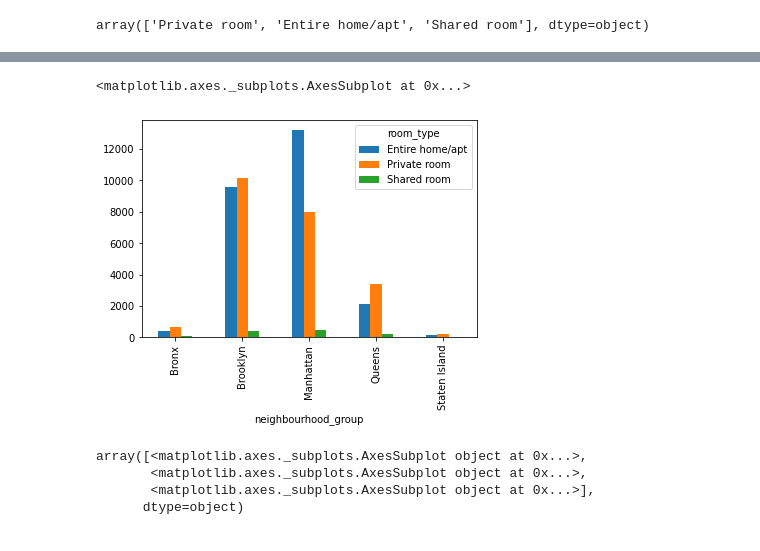
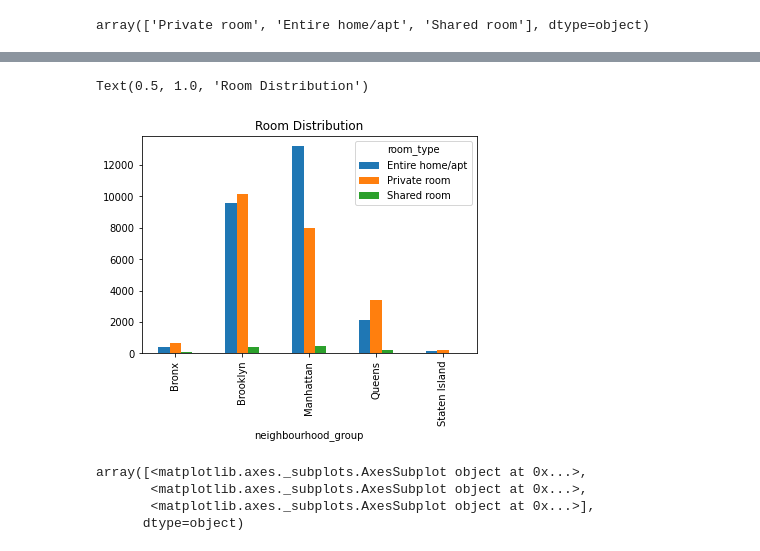
Before and after one commit to abdudds/Airbnb-Bookings-Analysis, a Jupyter notebook: Copy_of_Airbnb_Bookings_Analysis_Capstone_Project.ipynb, the cells around one changed output, grey strips where cells are left out. Drawn from its saved outputs; the diff is of its cells as text; code cells hidden in the pictures.

```diff
--- a/Copy_of_Airbnb_Bookings_Analysis_Capstone_Project.ipynb
+++ b/Copy_of_Airbnb_Bookings_Analysis_Capstone_Project.ipynb
@@ -123,3 +126,10 @@ availability_365                      0
 dtype: int64
 # %% [markdown]
 Found the 'last_review' and 'reviews_per_month' columns have 10052 missing values each
+# %%
+# Dropping the non relevant columns
+df.drop(['host_name','last_review'],axis=1,inplace=True)
+# %%
+# Replacing missinng name and reviews_per_month column with Name not given & 0
+df["name"].fillna("Name not given", inplace = True)
+df["reviews_per_month"].fillna(0, inplace = True)
@@ -132,4 +163,5 @@ array(['Private room', 'Entire home/apt', 'Shared room'], dtype=object)
 # %%
-df4 = df.groupby(['neighbourhood_group','room_type'])['room_type'].count().unstack()
-df4
+# categorising the different types of rooms available in various neighbourhood groups
+room_dist = df.groupby(['neighbourhood_group','room_type'])['room_type'].count().unstack()
+print('room_dist')
 # %% [output]
@@ -143,9 +169,10 @@ df4
 # %%
-# plotting graph
-df4.plot(kind='bar')
+# plotting bar graph
+room_dist.plot(kind='bar')
+plt.title('Room Distribution')
 # %% [output]
-<matplotlib.axes._subplots.AxesSubplot at 0x...>
+Text(0.5, 1.0, 'Room Distribution')
-[figure, old version]
+[figure, new version]
 # %%
 df4.plot(kind='pie',subplots=True,figsize=(20,5))
 # %% [output]
```
Also changed, not shown: parts of 11 cells of this notebook.
